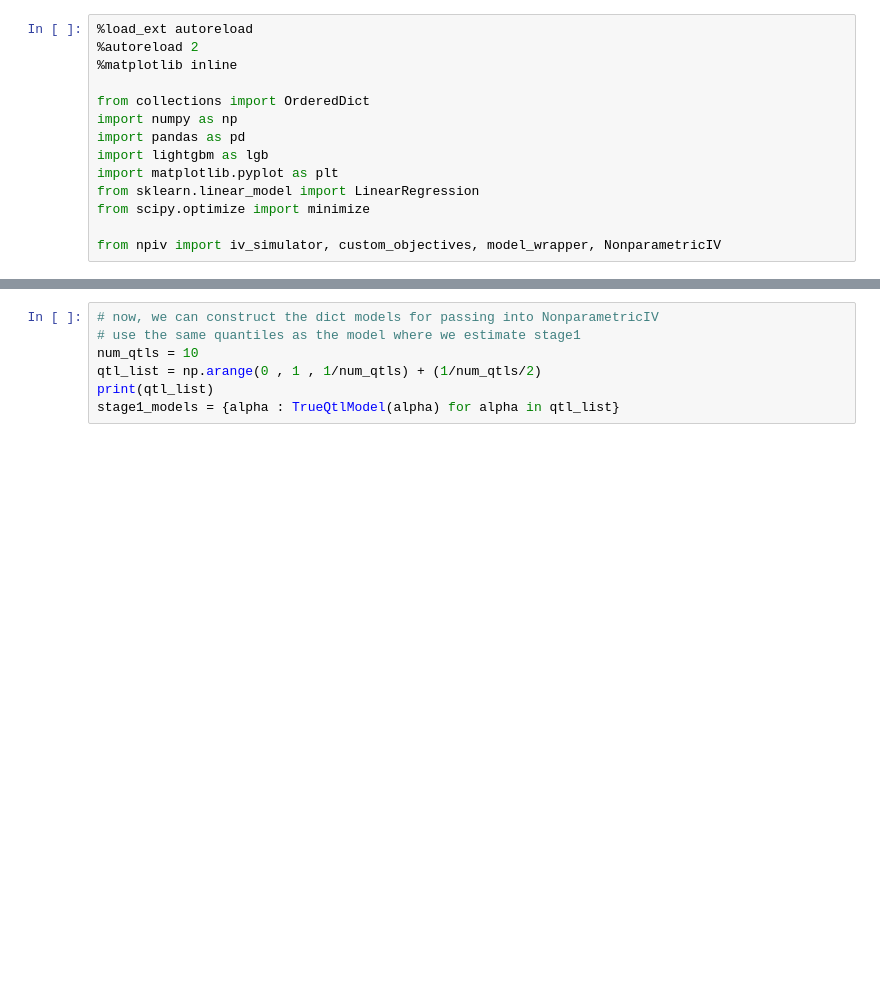
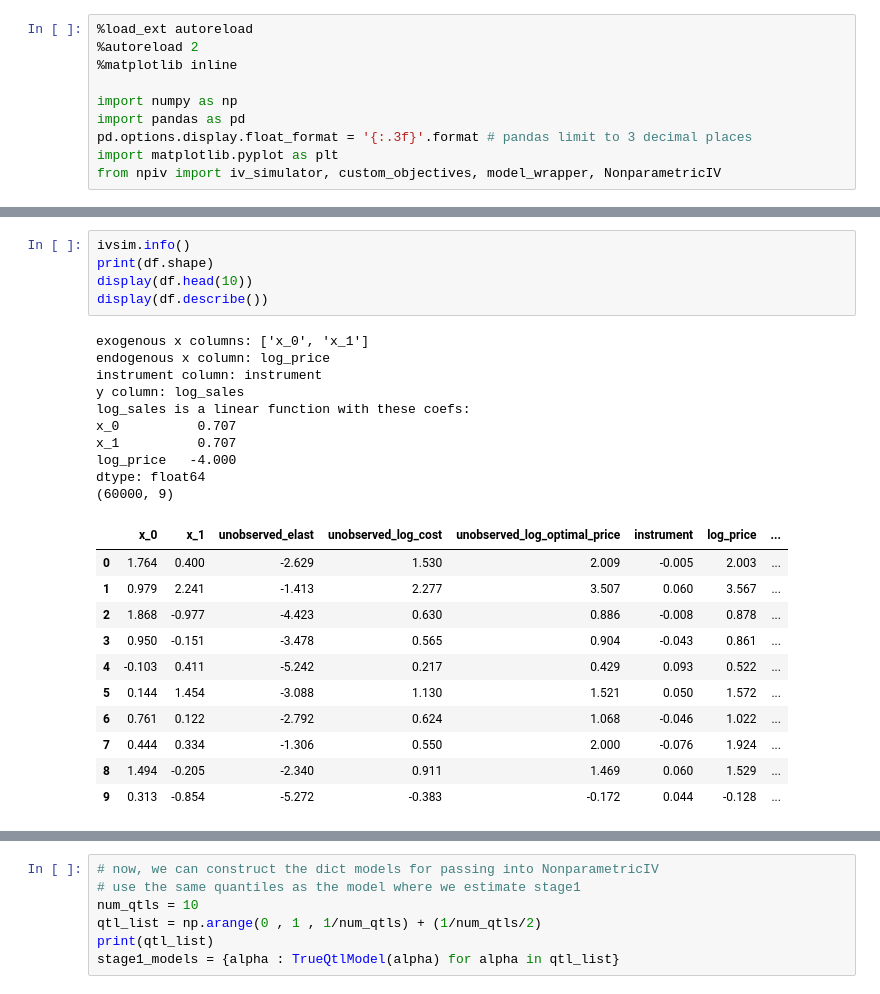
Before and after one commit to j-mark-hou/npiv, a Jupyter notebook: example/try_lgbiv.ipynb, the cells around one changed output, grey strips where cells are left out. Saved outputs shown, nothing was run; the diff lists cells and outputs as text; blank space fills up the shorter version.

```diff
--- a/example/try_lgbiv.ipynb
+++ b/example/try_lgbiv.ipynb
@@ -3,12 +3,8 @@
 %autoreload 2
 %matplotlib inline
 
-from collections import OrderedDict
 import numpy as np
 import pandas as pd
-import lightgbm as lgb
+pd.options.display.float_format = '{:.3f}'.format # pandas limit to 3 decimal places
 import matplotlib.pyplot as plt
-from sklearn.linear_model import LinearRegression
-from scipy.optimize import minimize
-
 from npiv import iv_simulator, custom_objectives, model_wrapper, NonparametricIV
@@ -28,0 +35,27 @@ df_test = df.iloc[test_cutoff:,:]
+# %%
+ivsim.info()
+print(df.shape)
+display(df.head(10))
+display(df.describe())
+# %% [output]
+exogenous x columns: ['x_0', 'x_1']
+endogenous x column: log_price
+instrument column: instrument
+y column: log_sales
+log_sales is a linear function with these coefs:
+x_0          0.707
+x_1          0.707
+log_price   -4.000
+dtype: float64
+(60000, 9)
+|  | x_0 | x_1 | unobserved_elast | unobserved_log_cost | unobserved_log_optimal_price | instrument | log_price | ... |
+| 0 | 1.764 | 0.400 | -2.629 | 1.530 | 2.009 | -0.005 | 2.003 | ... |
+| 1 | 0.979 | 2.241 | -1.413 | 2.277 | 3.507 | 0.060 | 3.567 | ... |
+| 2 | 1.868 | -0.977 | -4.423 | 0.630 | 0.886 | -0.008 | 0.878 | ... |
+| 3 | 0.950 | -0.151 | -3.478 | 0.565 | 0.904 | -0.043 | 0.861 | ... |
+| 4 | -0.103 | 0.411 | -5.242 | 0.217 | 0.429 | 0.093 | 0.522 | ... |
+| 5 | 0.144 | 1.454 | -3.088 | 1.130 | 1.521 | 0.050 | 1.572 | ... |
+| 6 | 0.761 | 0.122 | -2.792 | 0.624 | 1.068 | -0.046 | 1.022 | ... |
+| 7 | 0.444 | 0.334 | -1.306 | 0.550 | 2.000 | -0.076 | 1.924 | ... |
+| 8 | 1.494 | -0.205 | -2.340 | 0.911 | 1.469 | 0.060 | 1.529 | ... |
+| 9 | 0.313 | -0.854 | -5.272 | -0.383 | -0.172 | 0.044 | -0.128 | ... |
```
Also changed, not shown: parts of 68 cells of this notebook.
